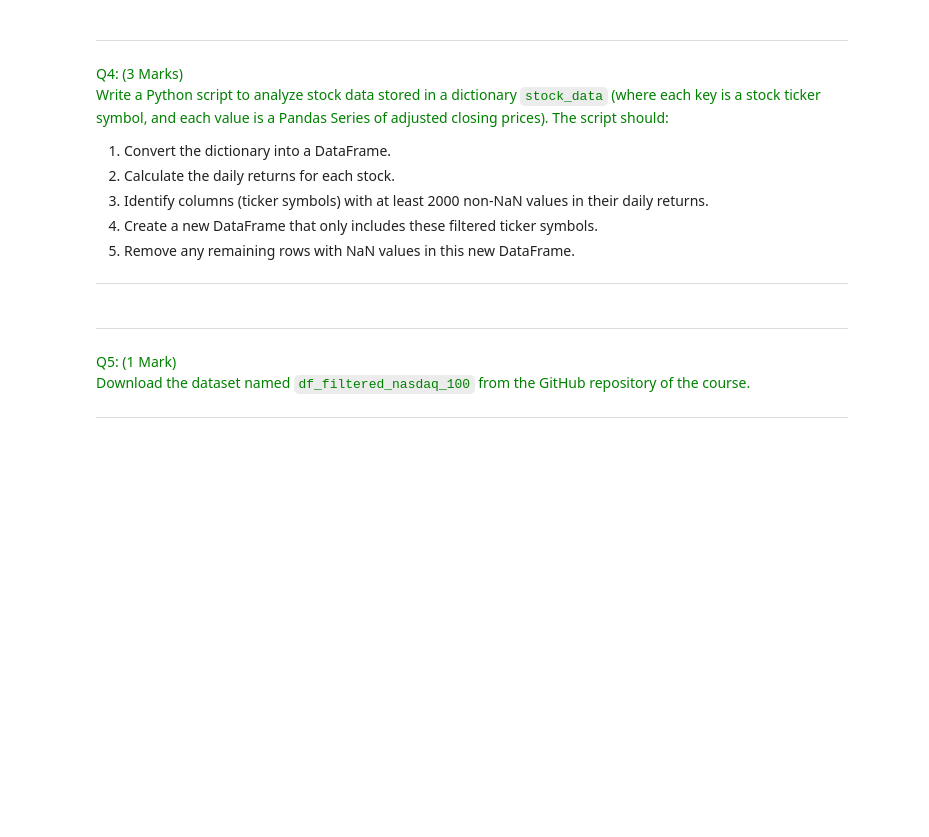
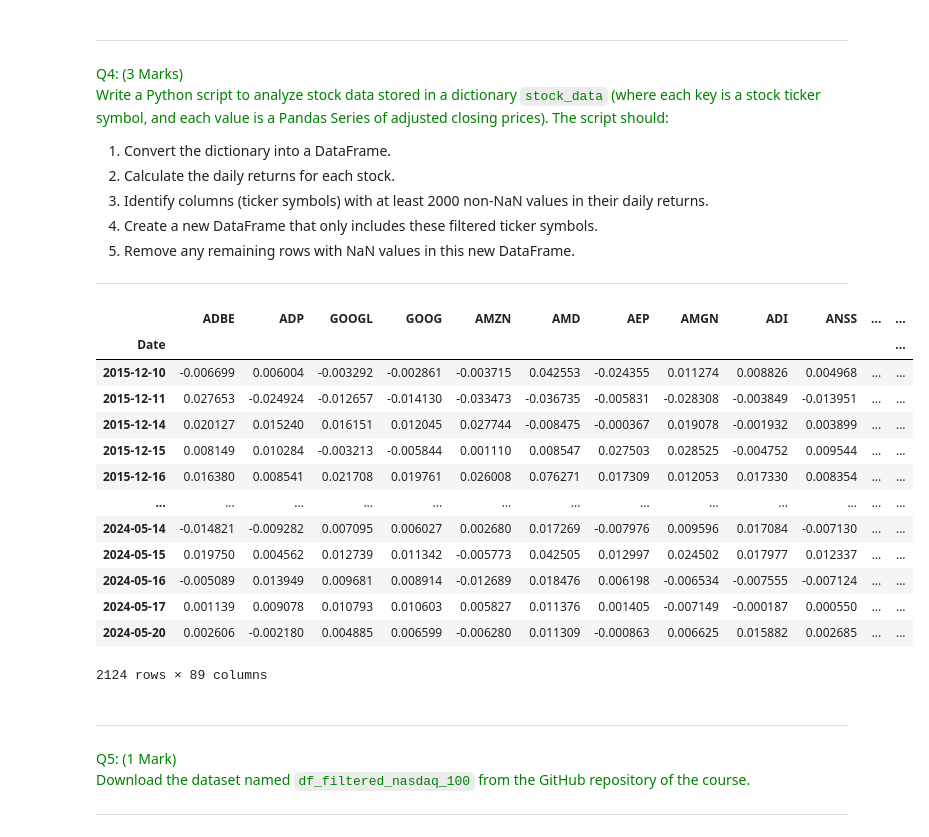
Before and after one commit to Rosie0104/Machine-Learning-and-Finance, a Jupyter notebook: Coursework/CourseWork.ipynb, the cells around one changed output. Cells and saved outputs as stored; diff of their text form; code cells hidden in the pictures; blank space fills up the shorter version.

```diff
--- a/Coursework/CourseWork.ipynb
+++ b/Coursework/CourseWork.ipynb
@@ -219,3 +230,32 @@ Write a Python script to analyze stock data stored in a dictionary `stock_data`
+# %%
+def analyze_stock_data(stock_data):
+
+    stock_df = pd.DataFrame(stock_data)
+    daily_returns = stock_df.pct_change()
+    valid_columns = daily_returns.columns[daily_returns.count() >= 2000]
+    filtered_df = daily_returns[valid_columns]
+    cleaned_df = filtered_df.dropna()
+
+    return cleaned_df
+
+stock_data = df.to_dict(orient='series')
+cleaned_data = analyze_stock_data(stock_data)
+cleaned_data
+# %% [output]
+|  | ADBE | ADP | GOOGL | GOOG | AMZN | AMD | AEP | AMGN | ADI | ANSS | ... | ... |
+| Date |  |  |  |  |  |  |  |  |  |  |  | ... |
+| 2015-12-10 | -0.006699 | 0.006004 | -0.003292 | -0.002861 | -0.003715 | 0.042553 | -0.024355 | 0.011274 | 0.008826 | 0.004968 | ... | ... |
+| 2015-12-11 | 0.027653 | -0.024924 | -0.012657 | -0.014130 | -0.033473 | -0.036735 | -0.005831 | -0.028308 | -0.003849 | -0.013951 | ... | ... |
+| 2015-12-14 | 0.020127 | 0.015240 | 0.016151 | 0.012045 | 0.027744 | -0.008475 | -0.000367 | 0.019078 | -0.001932 | 0.003899 | ... | ... |
+| 2015-12-15 | 0.008149 | 0.010284 | -0.003213 | -0.005844 | 0.001110 | 0.008547 | 0.027503 | 0.028525 | -0.004752 | 0.009544 | ... | ... |
+| 2015-12-16 | 0.016380 | 0.008541 | 0.021708 | 0.019761 | 0.026008 | 0.076271 | 0.017309 | 0.012053 | 0.017330 | 0.008354 | ... | ... |
+| ... | ... | ... | ... | ... | ... | ... | ... | ... | ... | ... | ... | ... |
+| 2024-05-14 | -0.014821 | -0.009282 | 0.007095 | 0.006027 | 0.002680 | 0.017269 | -0.007976 | 0.009596 | 0.017084 | -0.007130 | ... | ... |
+| 2024-05-15 | 0.019750 | 0.004562 | 0.012739 | 0.011342 | -0.005773 | 0.042505 | 0.012997 | 0.024502 | 0.017977 | 0.012337 | ... | ... |
+| 2024-05-16 | -0.005089 | 0.013949 | 0.009681 | 0.008914 | -0.012689 | 0.018476 | 0.006198 | -0.006534 | -0.007555 | -0.007124 | ... | ... |
+| 2024-05-17 | 0.001139 | 0.009078 | 0.010793 | 0.010603 | 0.005827 | 0.011376 | 0.001405 | -0.007149 | -0.000187 | 0.000550 | ... | ... |
+| 2024-05-20 | 0.002606 | -0.002180 | 0.004885 | 0.006599 | -0.006280 | 0.011309 | -0.000863 | 0.006625 | 0.015882 | 0.002685 | ... | ... |
+2124 rows × 89 columns
 # %% [markdown]
 ---
 <font color=green>Q5: (1 Mark)</font>
```
Also changed, not shown: parts of 14 cells of this notebook.
